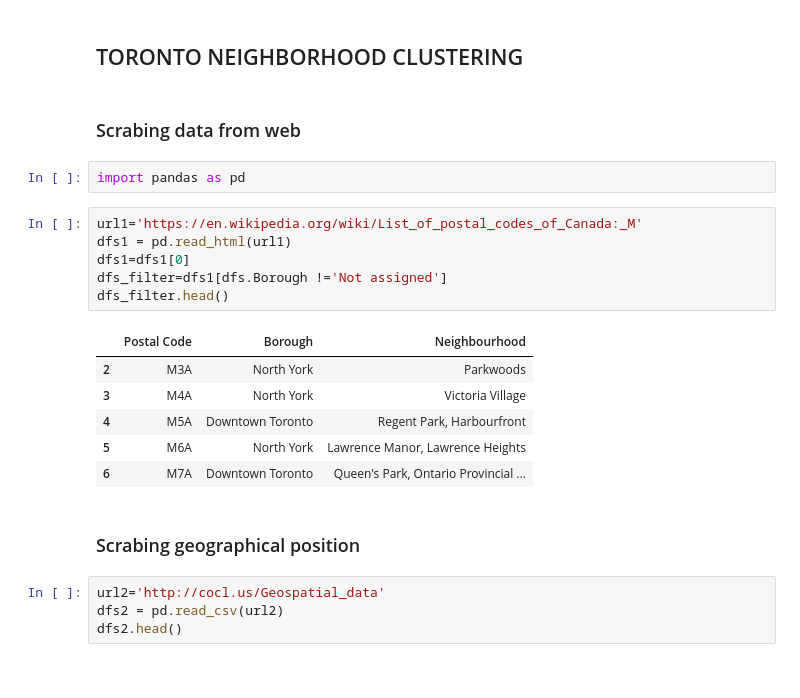
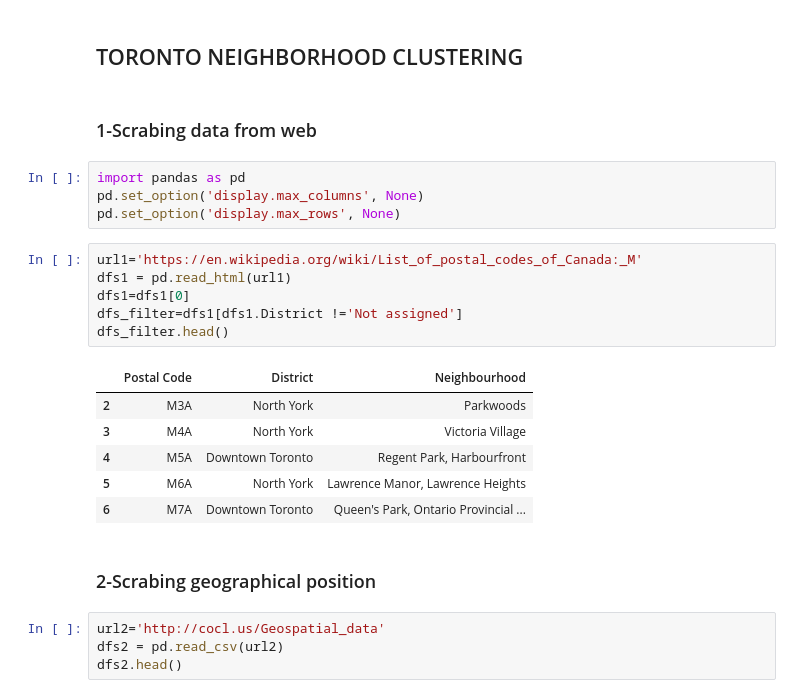
Before and after one commit to SMP1368/coursera-week3, a Jupyter notebook: week 3.ipynb, the cells around one changed output. Cells and saved outputs as stored; diff of their text form.

```diff
--- a/week 3.ipynb
+++ b/week 3.ipynb
@@ -1,24 +1,26 @@
 # %% [markdown]
 ## TORONTO NEIGHBORHOOD CLUSTERING
 # %% [markdown]
-### Scrabing data from web
+### 1-Scrabing data from web
-# %%
-import pandas as pd
+# %%
+import pandas as pd
+pd.set_option('display.max_columns', None)
+pd.set_option('display.max_rows', None)
 # %%
 url1='https://en.wikipedia.org/wiki/List_of_postal_codes_of_Canada:_M'
 dfs1 = pd.read_html(url1)
 dfs1=dfs1[0]
-dfs_filter=dfs1[dfs.Borough !='Not assigned']
+dfs_filter=dfs1[dfs1.District !='Not assigned']
 dfs_filter.head()
 # %% [output]
-|  | Postal Code | Borough | Neighbourhood |
+|  | Postal Code | District | Neighbourhood |
 | 2 | M3A | North York | Parkwoods |
 | 3 | M4A | North York | Victoria Village |
 | 4 | M5A | Downtown Toronto | Regent Park, Harbourfront |
 | 5 | M6A | North York | Lawrence Manor, Lawrence Heights |
 | 6 | M7A | Downtown Toronto | Queen's Park, Ontario Provincial ... |
 # %% [markdown]
-### Scrabing geographical position
+### 2-Scrabing geographical position
 # %%
 url2='http://cocl.us/Geospatial_data'
 dfs2 = pd.read_csv(url2)
```
Also changed, not shown: parts of 28 cells of this notebook.
